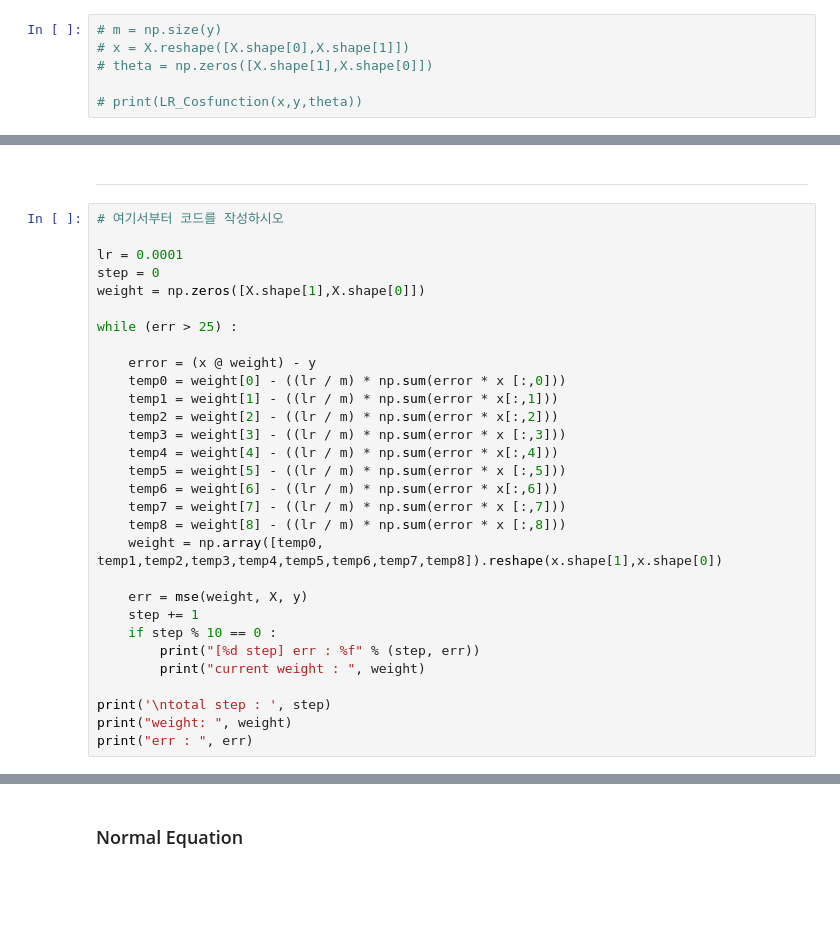
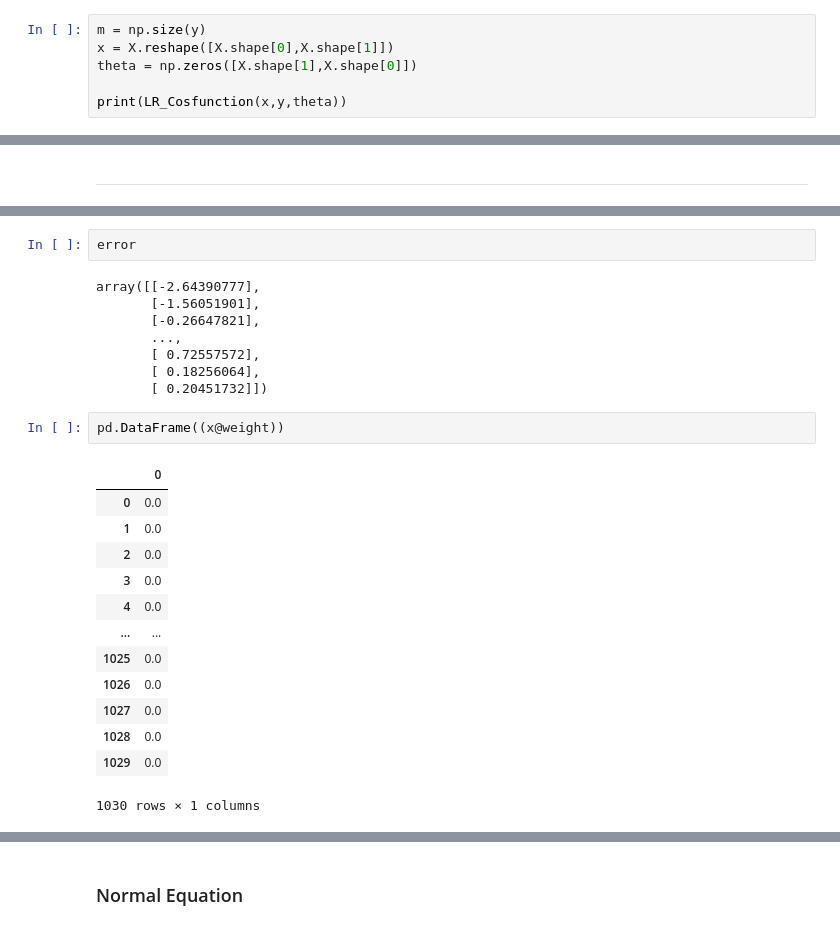
Before and after one commit to YangDongJae/ML, a Jupyter notebook: KOREATECH/assign02/assignment2-2 src/test.ipynb, the cells around one changed output, grey strips where cells are left out. Drawn from its saved outputs; the diff is of its cells as text; blank space fills up the shorter version.

```diff
--- a/KOREATECH/assign02/assignment2-2 src/test.ipynb
+++ b/KOREATECH/assign02/assignment2-2 src/test.ipynb
@@ -101,8 +199,8 @@ def prediction():
 # %% [markdown]
 ---
 # %%
-# m = np.size(y)
-# x = X.reshape([X.shape[0],X.shape[1]])
-# theta = np.zeros([X.shape[1],X.shape[0]])
+m = np.size(y)
+x = X.reshape([X.shape[0],X.shape[1]])
+theta = np.zeros([X.shape[1],X.shape[0]])
 
-# print(LR_Cosfunction(x,y,theta))
+print(LR_Cosfunction(x,y,theta))
@@ -116,33 +235,3 @@ def prediction():
 # plt.show()
 # %% [markdown]
 ---
-# %%
-# 여기서부터 코드를 작성하시오
-
-lr = 0.0001
-step = 0
-weight = np.zeros([X.shape[1],X.shape[0]])
-
-while (err > 25) :
-
-    error = (x @ weight) - y
-    temp0 = weight[0] - ((lr / m) * np.sum(error * x [:,0]))
-    temp1 = weight[1] - ((lr / m) * np.sum(error * x[:,1]))
-    temp2 = weight[2] - ((lr / m) * np.sum(error * x[:,2]))
-    temp3 = weight[3] - ((lr / m) * np.sum(error * x [:,3]))
-    temp4 = weight[4] - ((lr / m) * np.sum(error * x[:,4]))
-    temp5 = weight[5] - ((lr / m) * np.sum(error * x [:,5]))
-    temp6 = weight[6] - ((lr / m) * np.sum(error * x[:,6]))
-    temp7 = weight[7] - ((lr / m) * np.sum(error * x [:,7]))
-    temp8 = weight[8] - ((lr / m) * np.sum(error * x [:,8]))
-    weight = np.array([temp0, temp1,temp2,temp3,temp4,temp5,temp6,temp7,temp8]).reshape(x.shape[1],x.shape[0])
-
-    err = mse(weight, X, y)
-    step += 1
-    if step % 10 == 0 :
-        print("[%d step] err : %f" % (step, err))
-        print("current weight : ", weight)
-
-print('\ntotal step : ', step)
-print("weight: ", weight)
-print("err : ", err)
@@ -148,0 +254,26 @@ print("err : ", err)
+# %%
+error
+# %% [output]
+array([[-2.64390777],
+       [-1.56051901],
+       [-0.26647821],
+       ...,
+       [ 0.72557572],
+       [ 0.18256064],
+       [ 0.20451732]])
+# %%
+pd.DataFrame((x@weight))
+# %% [output]
+|  | 0 |
+| 0 | 0.0 |
+| 1 | 0.0 |
+| 2 | 0.0 |
+| 3 | 0.0 |
+| 4 | 0.0 |
+| ... | ... |
+| 1025 | 0.0 |
+| 1026 | 0.0 |
+| 1027 | 0.0 |
+| 1028 | 0.0 |
+| 1029 | 0.0 |
+1030 rows × 1 columns
```
Also changed, not shown: parts of 16 cells of this notebook, 1 other file.
